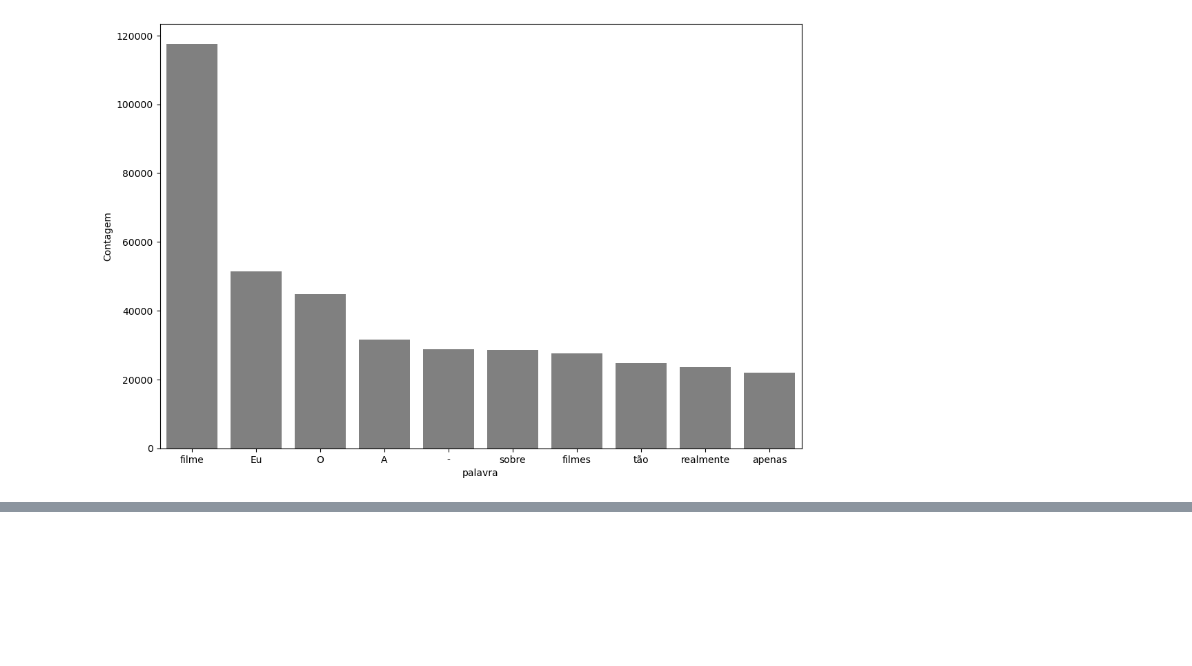
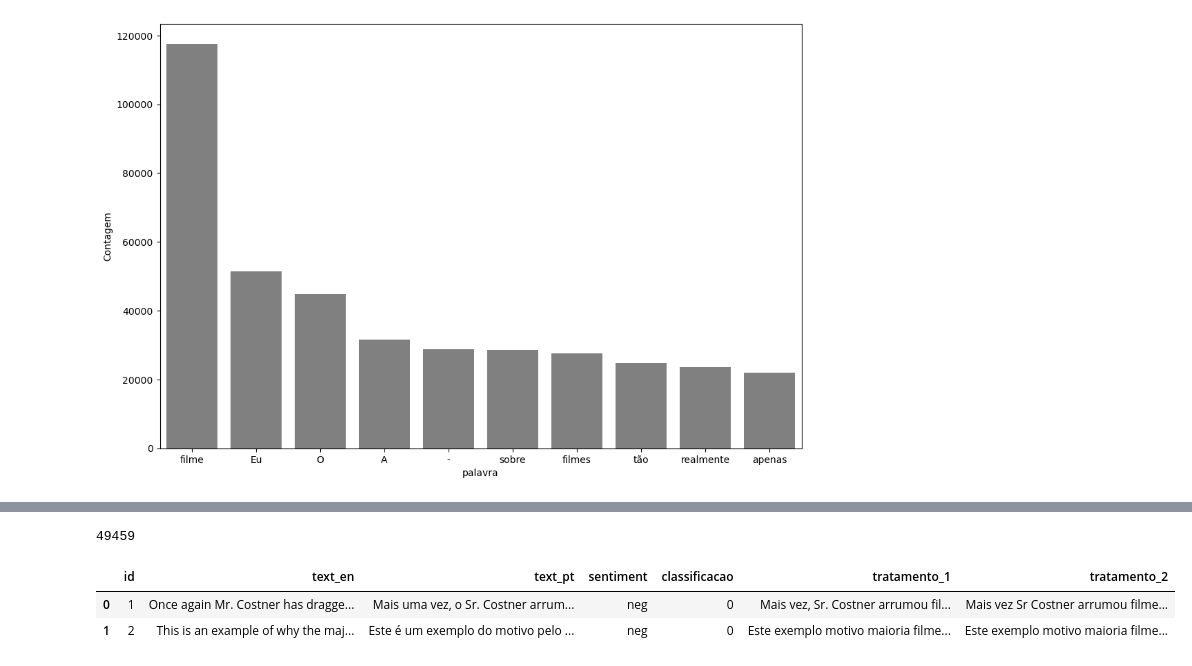
Before and after one commit to gssantaella/nlp-parte1, a Jupyter notebook: aula5/aula5.ipynb, the cells around one changed output, grey strips where cells are left out. Cells and saved outputs as stored; diff of their text form; code cells hidden in the pictures; blank space fills up the shorter version.

```diff
--- a/aula5/aula5.ipynb
+++ b/aula5/aula5.ipynb
@@ -315,0 +340,4 @@ pareto(resenha, 'tratamento_1', 10)
+# %%
+len(frase_processada)
+# %% [output]
+49459
@@ -315,0 +346,6 @@ pareto(resenha, 'tratamento_1', 10)
+# %%
+resenha.head(2)
+# %% [output]
+|  | id | text_en | text_pt | sentiment | classificacao | tratamento_1 | tratamento_2 |
+| 0 | 1 | Once again Mr. Costner has dragge... | Mais uma vez, o Sr. Costner arrum... | neg | 0 | Mais vez, Sr. Costner arrumou fil... | Mais vez Sr Costner arrumou filme... |
+| 1 | 2 | This is an example of why the maj... | Este é um exemplo do motivo pelo ... | neg | 0 | Este exemplo motivo maioria filme... | Este exemplo motivo maioria filme... |
```
Also changed, not shown: parts of 21 cells of this notebook.
